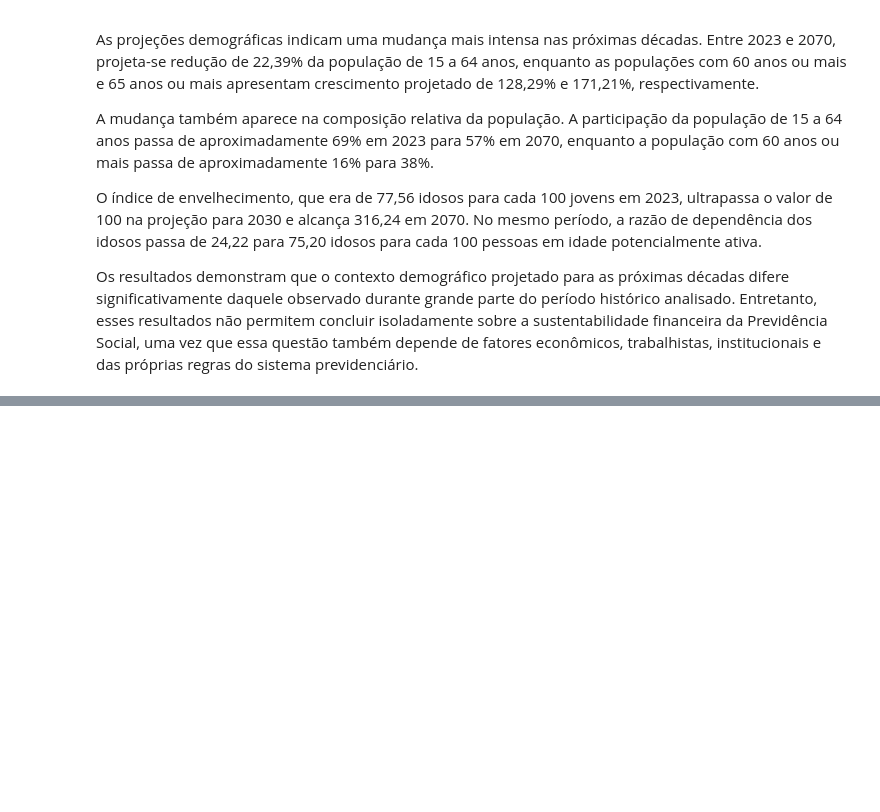
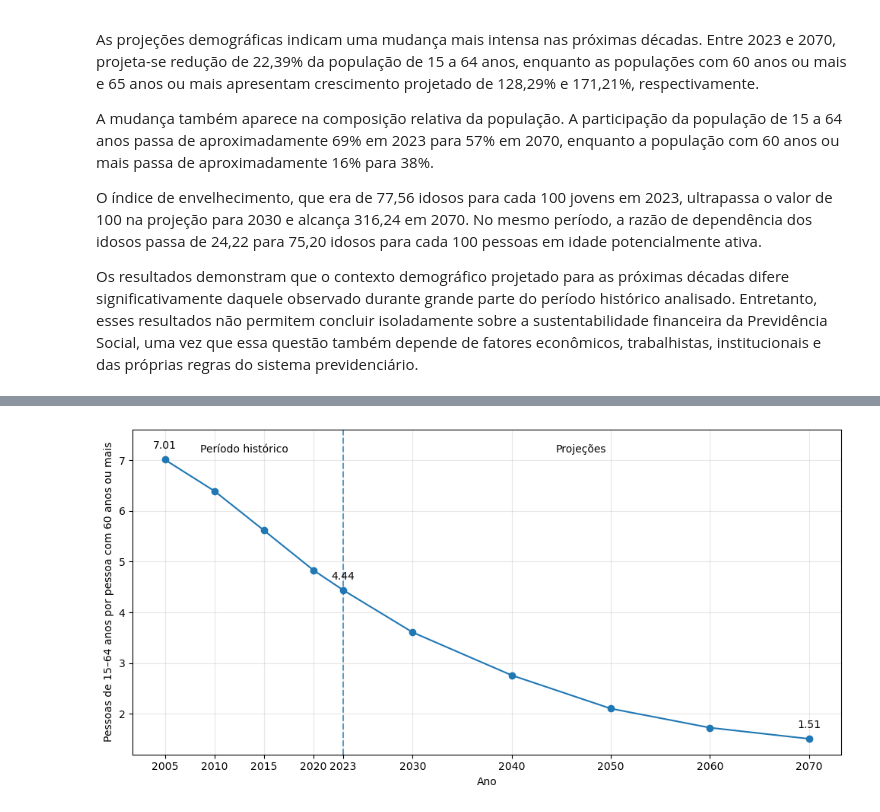
Before and after one commit to Andersonph/Estudo_Dados_Demografico, a Jupyter notebook: Demografia_Previdencia/04_analise_visual.ipynb, the cells around one changed output, grey strips where cells are left out. Drawn from its saved outputs; the diff is of its cells as text; code cells hidden in the pictures; blank space fills up the shorter version.

```diff
--- a/Demografia_Previdencia/04_analise_visual.ipynb
+++ b/Demografia_Previdencia/04_analise_visual.ipynb
@@ -573,0 +578,13 @@ Os resultados demonstram que o contexto demográfico projetado para as próximas
+# %%
+# Relação entre população em idade potencialmente ativa e população idosa
+
+df_relacao_etaria = df_comparacao_demografica.copy()
+
+df_relacao_etaria["ativos_por_idoso"] = (
+    df_relacao_etaria["populacao_15_64"] /
+    df_relacao_etaria["populacao_60_mais"]
+)
+
+df_relacao_etaria[
+    ["ano", "populacao_15_64", "populacao_60_mais", "ativos_por_idoso"]
+].round(2)
@@ -573,0 +603,57 @@ Os resultados demonstram que o contexto demográfico projetado para as próximas
+# %%
+import matplotlib.pyplot as plt
+
+plt.figure(figsize=(10, 5))
+
+plt.plot(
+    df_relacao_etaria["ano"],
+    df_relacao_etaria["ativos_por_idoso"],
+    marker="o"
+)
+
+# Divisão entre período histórico e projeções
+plt.axvline(x=2023, linestyle="--", alpha=0.7)
+
+# Identificação dos períodos
+plt.text(
+    2013,
+    7.15,
+    "Período histórico",
+    ha="center"
+)
+
+plt.text(
+    2047,
+    7.15,
+    "Projeções",
+    ha="center"
+)
+
+# Destaque dos anos principais
+pontos_destaque = {
+    2005: 7.01,
+    2023: 4.44,
+    2070: 1.51
+}
+
+for ano, valor in pontos_destaque.items():
+    plt.annotate(
+        f"{valor:.2f}",
+        (ano, valor),
+        xytext=(0, 10),
+        textcoords="offset points",
+        ha="center"
+    )
+
+plt.xlabel("Ano")
+plt.ylabel("Pessoas de 15–64 anos por pessoa com 60 anos ou mais")
+
+plt.xticks(df_relacao_etaria["ano"])
+plt.ylim(1.2, 7.6)
+
+plt.grid(alpha=0.3)
+plt.tight_layout()
+
+plt.show()
+# %% [output]
+[figure, added]
```
Also changed, not shown: parts of 2 cells of this notebook.
